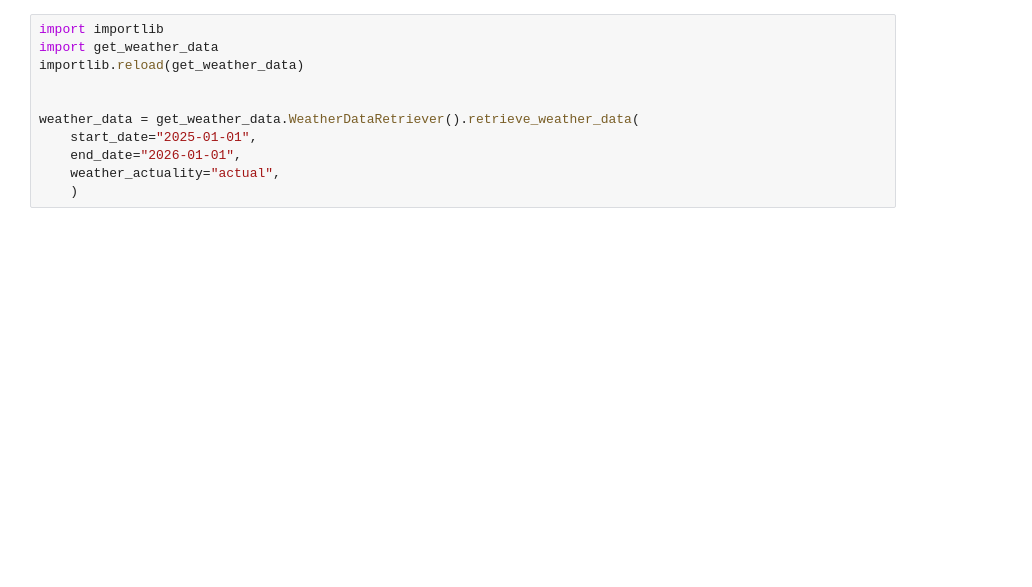
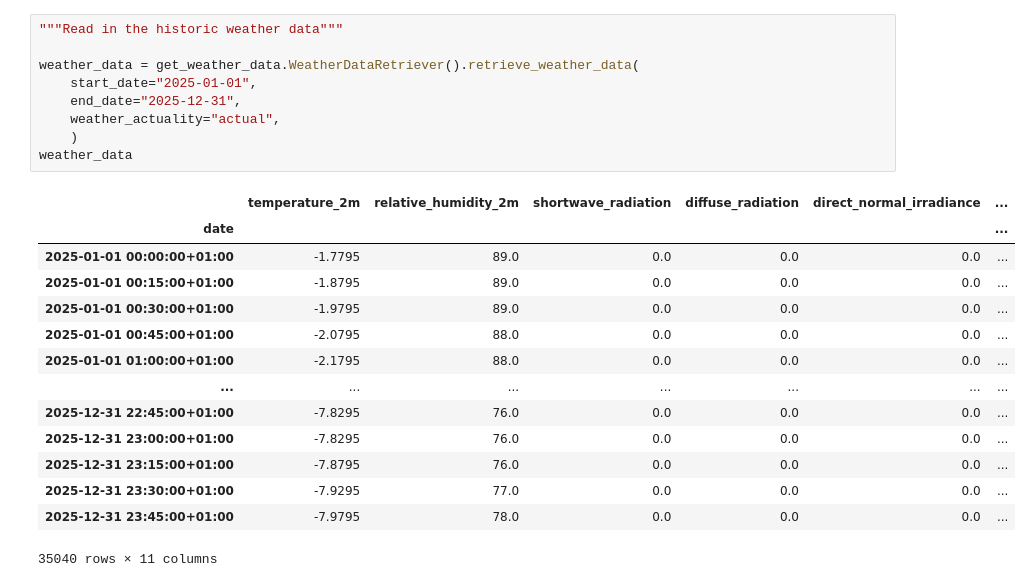
Before and after one commit to erc-fhv/Home_BESS, a Jupyter notebook: src/forecasting/forecasting.ipynb, the cells around one changed output. Saved outputs shown, nothing was run; the diff lists cells and outputs as text; blank space fills up the shorter version.

```diff
--- a/src/forecasting/forecasting.ipynb
+++ b/src/forecasting/forecasting.ipynb
@@ -32,11 +34,24 @@ Length: 40101, dtype: float64
 # %%
-import importlib
-import get_weather_data
-importlib.reload(get_weather_data)
-
+"""Read in the historic weather data"""
 
 weather_data = get_weather_data.WeatherDataRetriever().retrieve_weather_data(
     start_date="2025-01-01",
-    end_date="2026-01-01",
+    end_date="2025-12-31",
     weather_actuality="actual",
     )
+weather_data
+# %% [output]
+|  | temperature_2m | relative_humidity_2m | shortwave_radiation | diffuse_radiation | direct_normal_irradiance | ... |
+| date |  |  |  |  |  | ... |
+| 2025-01-01 00:00:00+01:00 | -1.7795 | 89.0 | 0.0 | 0.0 | 0.0 | ... |
+| 2025-01-01 00:15:00+01:00 | -1.8795 | 89.0 | 0.0 | 0.0 | 0.0 | ... |
+| 2025-01-01 00:30:00+01:00 | -1.9795 | 89.0 | 0.0 | 0.0 | 0.0 | ... |
+| 2025-01-01 00:45:00+01:00 | -2.0795 | 88.0 | 0.0 | 0.0 | 0.0 | ... |
+| 2025-01-01 01:00:00+01:00 | -2.1795 | 88.0 | 0.0 | 0.0 | 0.0 | ... |
+| ... | ... | ... | ... | ... | ... | ... |
+| 2025-12-31 22:45:00+01:00 | -7.8295 | 76.0 | 0.0 | 0.0 | 0.0 | ... |
+| 2025-12-31 23:00:00+01:00 | -7.8295 | 76.0 | 0.0 | 0.0 | 0.0 | ... |
+| 2025-12-31 23:15:00+01:00 | -7.8795 | 76.0 | 0.0 | 0.0 | 0.0 | ... |
+| 2025-12-31 23:30:00+01:00 | -7.9295 | 77.0 | 0.0 | 0.0 | 0.0 | ... |
+| 2025-12-31 23:45:00+01:00 | -7.9795 | 78.0 | 0.0 | 0.0 | 0.0 | ... |
+35040 rows × 11 columns
```
Also changed, not shown: parts of 6 cells of this notebook, 1 other file.
